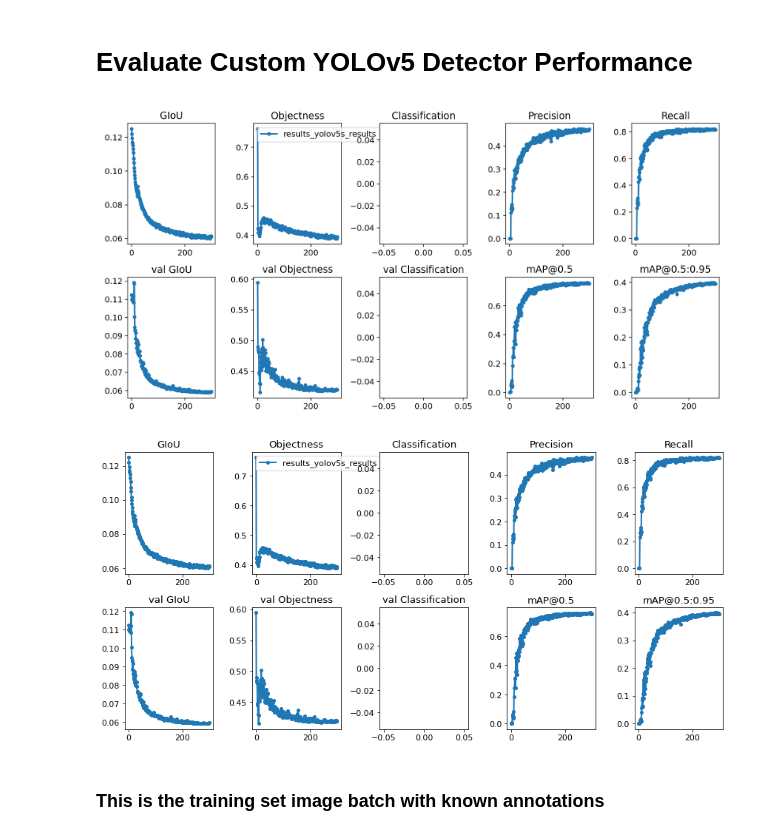
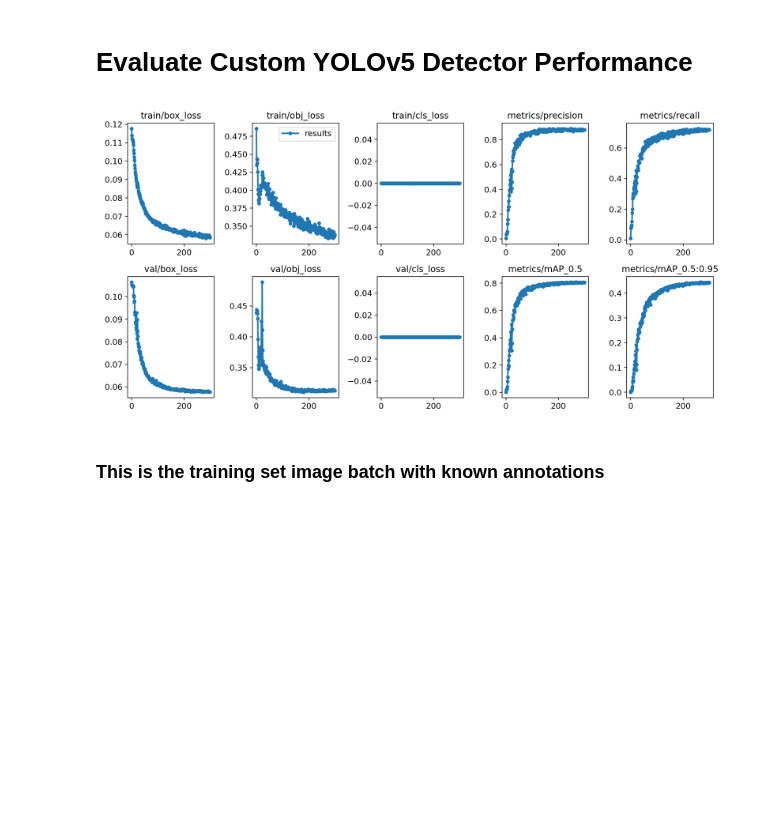
Before and after one commit to jkassis/Retail-Store-Item-Detection-using-YOLOv5, a Jupyter notebook: Retail_Store_Item_Detection_using_YOLOv5.ipynb, the cells around one changed output. Cells and saved outputs as stored; diff of their text form; code cells hidden in the pictures; blank space fills up the shorter version.

```diff
--- a/Retail_Store_Item_Detection_using_YOLOv5.ipynb
+++ b/Retail_Store_Item_Detection_using_YOLOv5.ipynb
@@ -186,11 +195,11 @@ Mounted at /content/gdrive
 # Evaluate Custom YOLOv5 Detector Performance
 # %%
 # we can also output some older school graphs if the tensor board isn't working for whatever reason...
-from utils.utils import plot_results; plot_results()  # plot results.txt as results.png
-Image(filename='./results.png', width=1000)  # view results.png
+from utils.plots import plot_results
+plot_results('/content/yolov5/runs/train/yolov5s_results2/results.csv')  # plot results.txt as results.png
+Image(filename='/content/yolov5/runs/train/yolov5s_results2/results.png', width=1000)  # view results.png
 # %% [output]
-[figure, old version]
+[figure, new version]
-[figure, removed]
 # %% [markdown]
 ### This is the training set image batch with known annotations
 # %%
```
Also changed, not shown: parts of 9 cells of this notebook.
